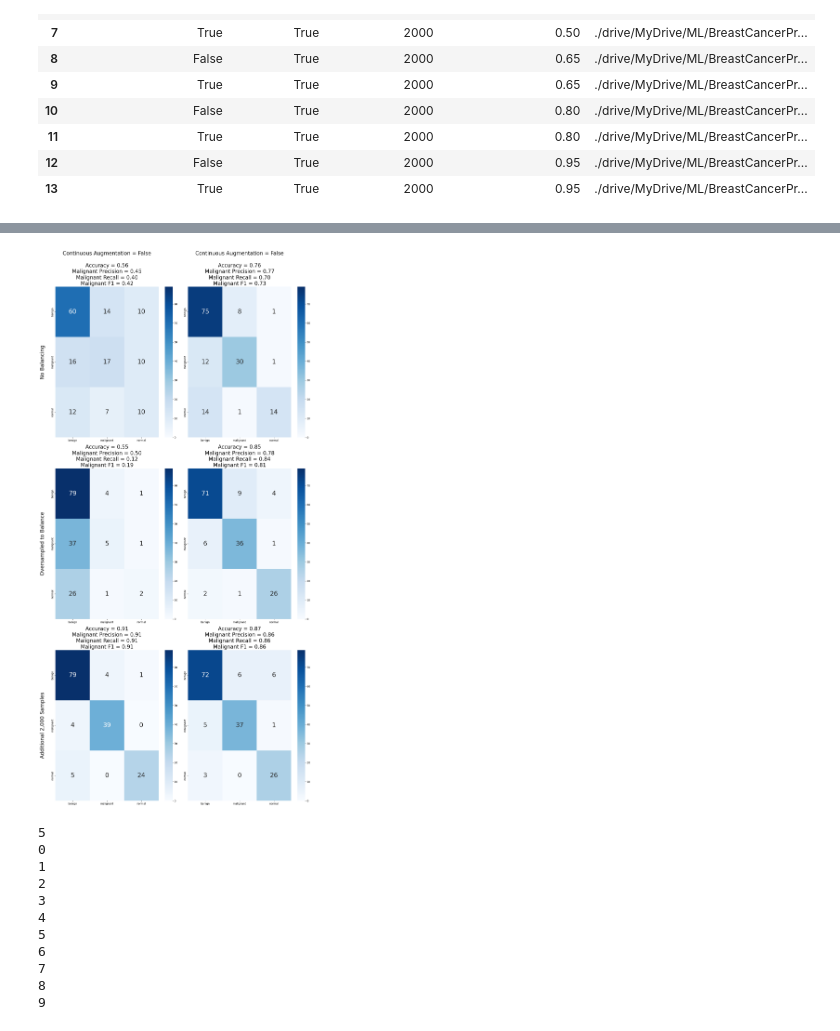
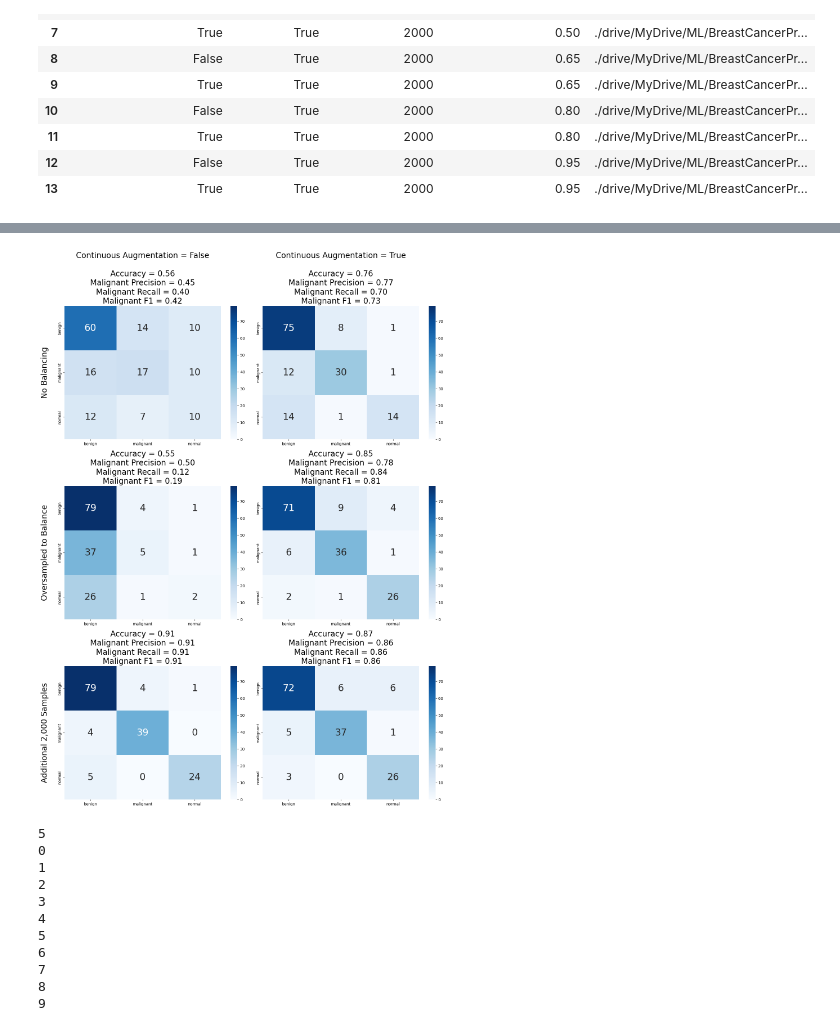
Before and after one commit to austinMLB/BreastCancerProject, a Jupyter notebook: code/ProjectCode/AnalysisModelResults.ipynb, the cells around one changed output, grey strips where cells are left out. Saved outputs shown, nothing was run; the diff lists cells and outputs as text; code cells hidden in the pictures.

```diff
--- a/code/ProjectCode/AnalysisModelResults.ipynb
+++ b/code/ProjectCode/AnalysisModelResults.ipynb
@@ -164,12 +164,15 @@ def form_title(row, i, j):
     if j == 0:
       t="Continuous Augmentation = False\n\n"
     else:
-      t="Continuous Augmentation = False\n\n"
+      t="Continuous Augmentation = True\n\n"
   t += f"Accuracy = {row['test_accuracy']:.2f}"
   t += f"\nMalignant Precision = {row['malignant_precision']:.2f}"
   t += f"\nMalignant Recall = {row['malignant_recall']:.2f}"
   t += f"\nMalignant F1 = {row['malignant_f1']:.2f}"
   return t
+
+output_directory = './drive/MyDrive/ML/BreastCancerProject/report/summary/'
+os.makedirs(output_directory, exist_ok=True)
 # %%
 
 row_labels = [
@@ -182,7 +185,7 @@ df_curr = df_runs[0:6]
 num_rows = len(df_curr)//2
 num_cols = 2
 
-fig, axes = plt.subplots(num_rows, num_cols, figsize=(15, 30))#sharex=True, sharey=True)
+fig, axes = plt.subplots(num_rows, num_cols, figsize=(15, 20))#sharex=True, sharey=True)
 #tight_layout=True
 # Add title
 #fig.suptitle("Model Performance on Test Data", fontsize=16)
@@ -198,34 +201,35 @@ for i, row in df_curr.iterrows():
     confusion_classes, confusion_matrix = parse_confusion_matrix_from_text(confusion_path)
     ax = axes[i // num_cols, i % num_cols]
     sns.heatmap(confusion_matrix, annot=True,
                 fmt='d', cmap='Blues',
                 xticklabels=confusion_classes,
                 yticklabels=confusion_classes,
                 ax=ax,vmin=0, vmax=max_val,
                 annot_kws={"size": 24})
     #ax.set_xlabel('Predicted Label')
     #ax.set_ylabel('True Label')
     ax.set_title(form_title(row,i // num_cols, i % num_cols) , fontsize=20)
     #ax.axis('off')
     # Remove ticks from x-axis
     #ax.set_xticks([])
 
     # Remove ticks from y-axis
     #ax.set_yticks([])
 
     # Add vertical labels
     if i%2 < 1:
       ax.set_ylabel(row_labels[i//2], rotation=90, fontsize=20)
       ax.yaxis.set_label_coords(-0.1, 0.5)  # Adjust the position of the ylabel
 
 # Add labels above columns
 #axes[0, 0].set_title("Continuous Augmentation = False", fontsize=12)
 #axes[0, 1].set_title("Continuous Augmentation = True", fontsize=12)
 
 plt.tight_layout()
+plt.savefig(output_directory+"2x3_original.png")
 plt.show()
 # %% [output]
-[figure, old version]
+[figure, new version]
 # %%
 
 row_labels = [
```
Also changed, not shown: parts of 2 cells of this notebook, 1 other file.
